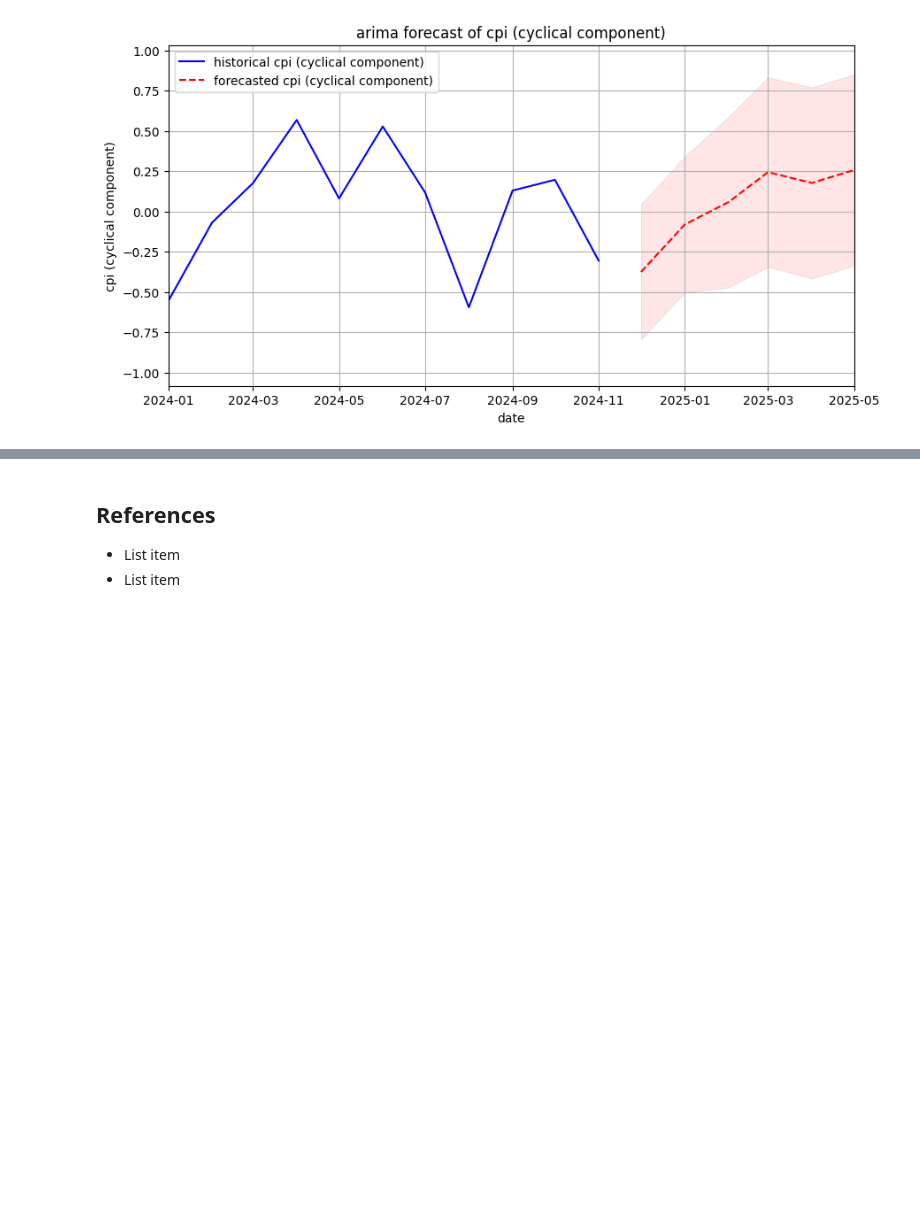
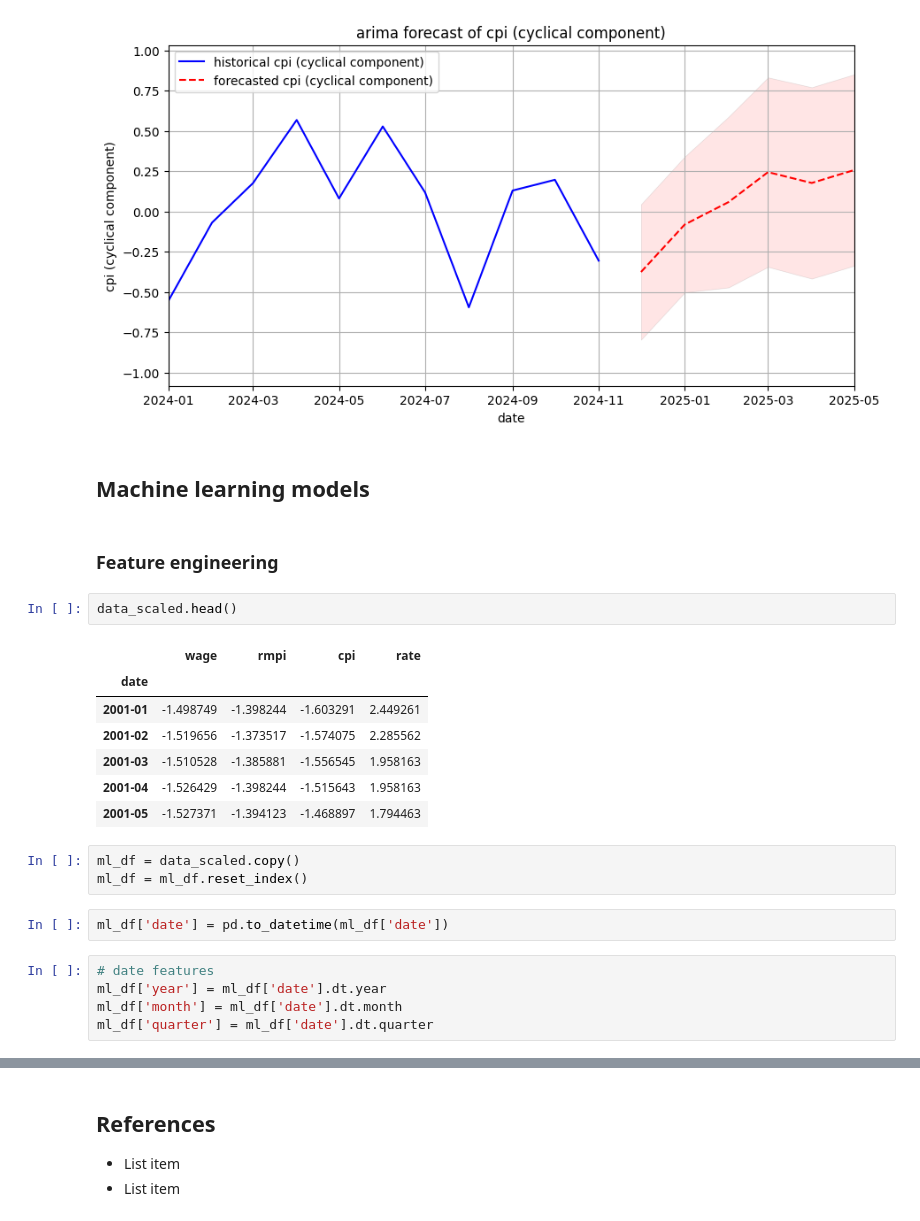
Before and after one commit to FleaBusyBeeBergs/dtsa5506-pipeline, a Jupyter notebook: dtsa5506_final_project.ipynb, the cells around one changed output, grey strips where cells are left out. Cells and saved outputs as stored; diff of their text form; blank space fills up the shorter version.

```diff
--- a/dtsa5506_final_project.ipynb
+++ b/dtsa5506_final_project.ipynb
@@ -796,3 +801,27 @@ plt.show()
 2024-05-01 2025-04-01               0.177292
 2024-06-01 2025-05-01               0.257345
 [figure]
+# %% [markdown]
+## Machine learning models
+# %% [markdown]
+### Feature engineering
+# %%
+data_scaled.head()
+# %% [output]
+|  | wage | rmpi | cpi | rate |
+| date |  |  |  |  |
+| 2001-01 | -1.498749 | -1.398244 | -1.603291 | 2.449261 |
+| 2001-02 | -1.519656 | -1.373517 | -1.574075 | 2.285562 |
+| 2001-03 | -1.510528 | -1.385881 | -1.556545 | 1.958163 |
+| 2001-04 | -1.526429 | -1.398244 | -1.515643 | 1.958163 |
+| 2001-05 | -1.527371 | -1.394123 | -1.468897 | 1.794463 |
+# %%
+ml_df = data_scaled.copy()
+ml_df = ml_df.reset_index()
+# %%
+ml_df['date'] = pd.to_datetime(ml_df['date'])
+# %%
+# date features
+ml_df['year'] = ml_df['date'].dt.year
+ml_df['month'] = ml_df['date'].dt.month
+ml_df['quarter'] = ml_df['date'].dt.quarter
```
Also changed, not shown: parts of 27 cells of this notebook.
